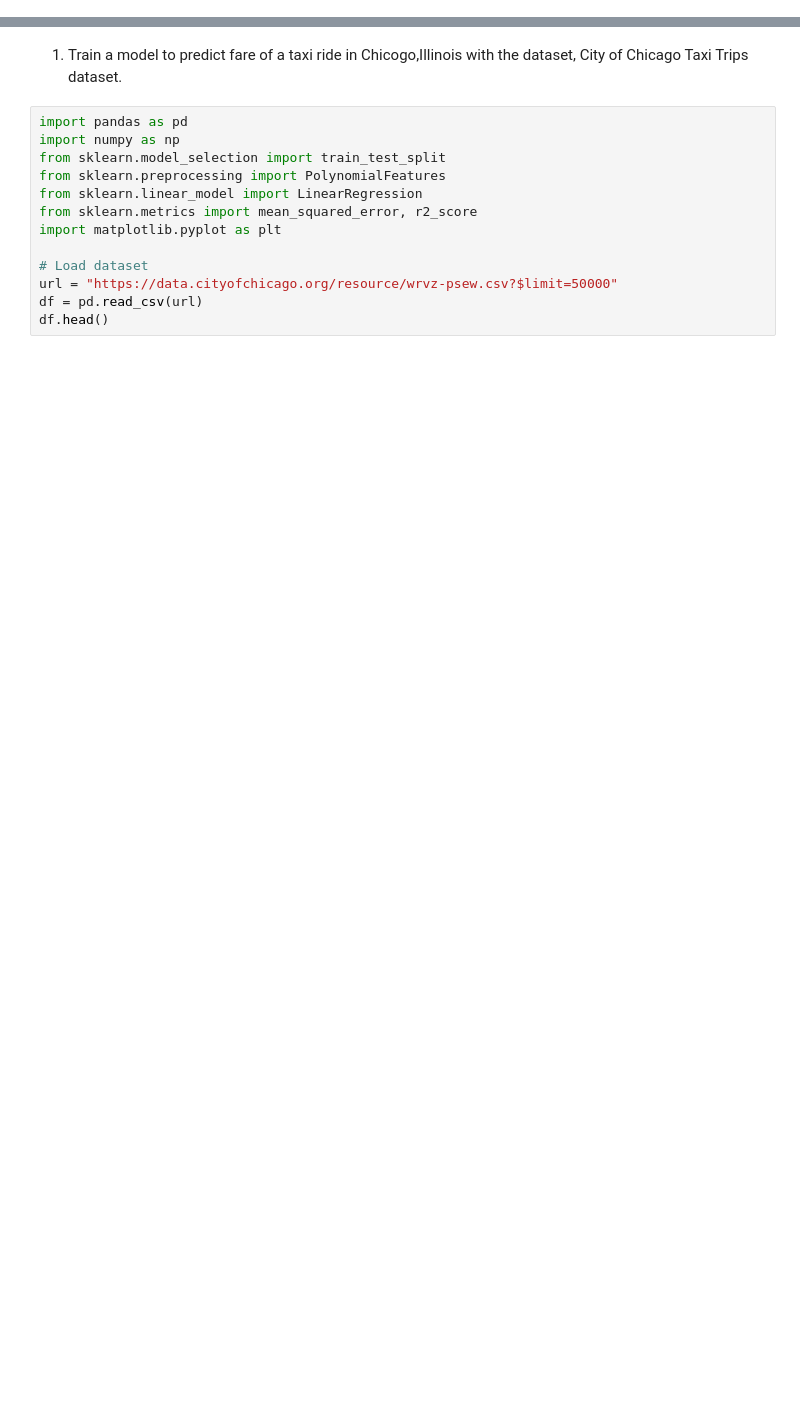
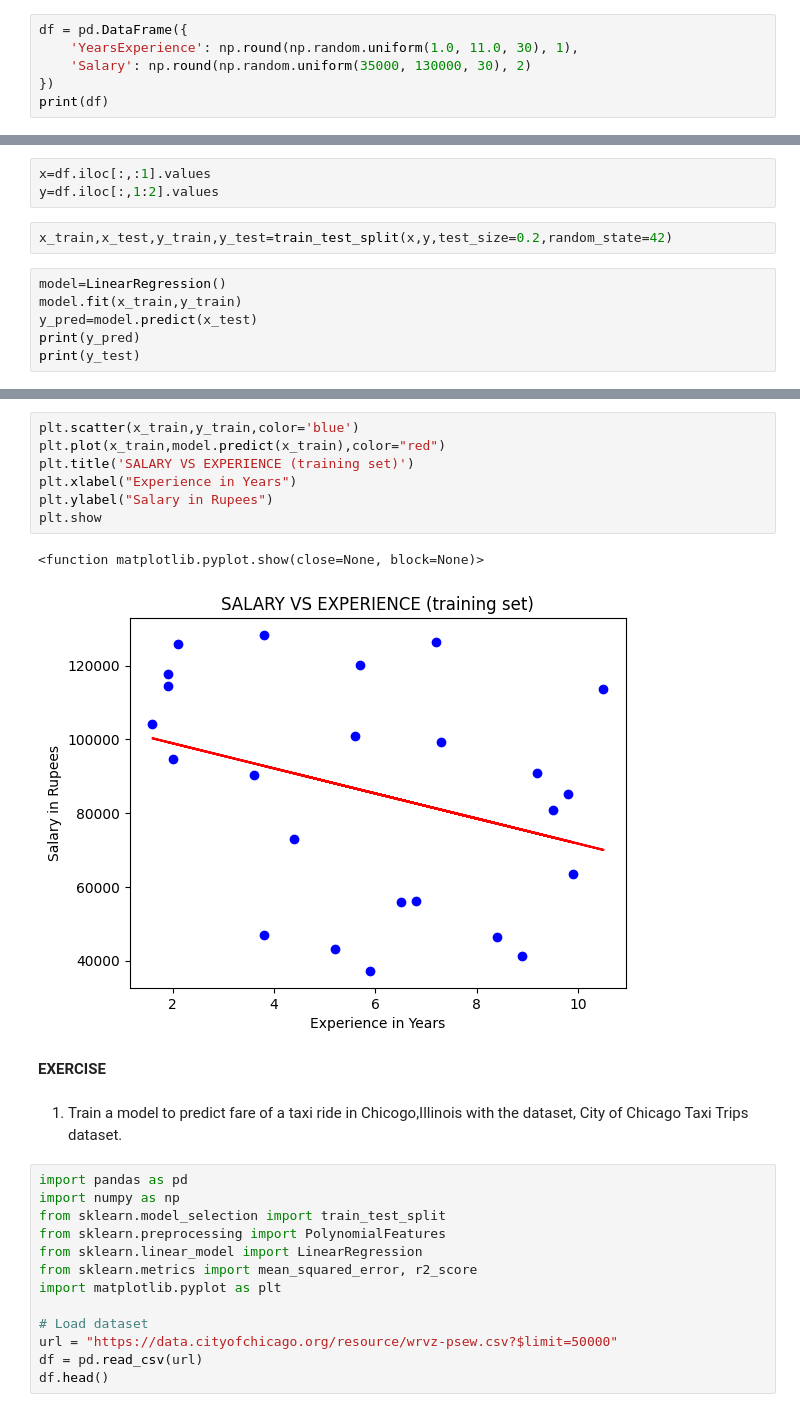
Before and after one commit to Elakkiyasivadevan/Machine-Learning-Tasks, a Jupyter notebook: LAB/ML_LinearRegression.ipynb, the cells around one changed output, grey strips where cells are left out. Drawn from its saved outputs; the diff is of its cells as text; blank space fills up the shorter version.

```diff
--- a/LAB/ML_LinearRegression.ipynb
+++ b/LAB/ML_LinearRegression.ipynb
@@ -2,0 +12,6 @@
+# %%
+df = pd.DataFrame({
+    'YearsExperience': np.round(np.random.uniform(1.0, 11.0, 30), 1),
+    'Salary': np.round(np.random.uniform(35000, 130000, 30), 2)
+})
+print(df)
@@ -2,0 +56,11 @@
+# %%
+x=df.iloc[:,:1].values
+y=df.iloc[:,1:2].values
+# %%
+x_train,x_test,y_train,y_test=train_test_split(x,y,test_size=0.2,random_state=42)
+# %%
+model=LinearRegression()
+model.fit(x_train,y_train)
+y_pred=model.predict(x_test)
+print(y_pred)
+print(y_test)
@@ -3,3 +80,15 @@
+# %%
+plt.scatter(x_train,y_train,color='blue')
+plt.plot(x_train,model.predict(x_train),color="red")
+plt.title('SALARY VS EXPERIENCE (training set)')
+plt.xlabel("Experience in Years")
+plt.ylabel("Salary in Rupees")
+plt.show
+# %% [output]
+<function matplotlib.pyplot.show(close=None, block=None)>
+[figure, added]
+# %% [markdown]
+**EXERCISE**
 # %% [markdown]
 1. Train a model to predict fare of a taxi ride in Chicogo,Illinois with the dataset, City of Chicago Taxi Trips dataset.
 # %%
```
Also changed, not shown: parts of 7 cells of this notebook.
